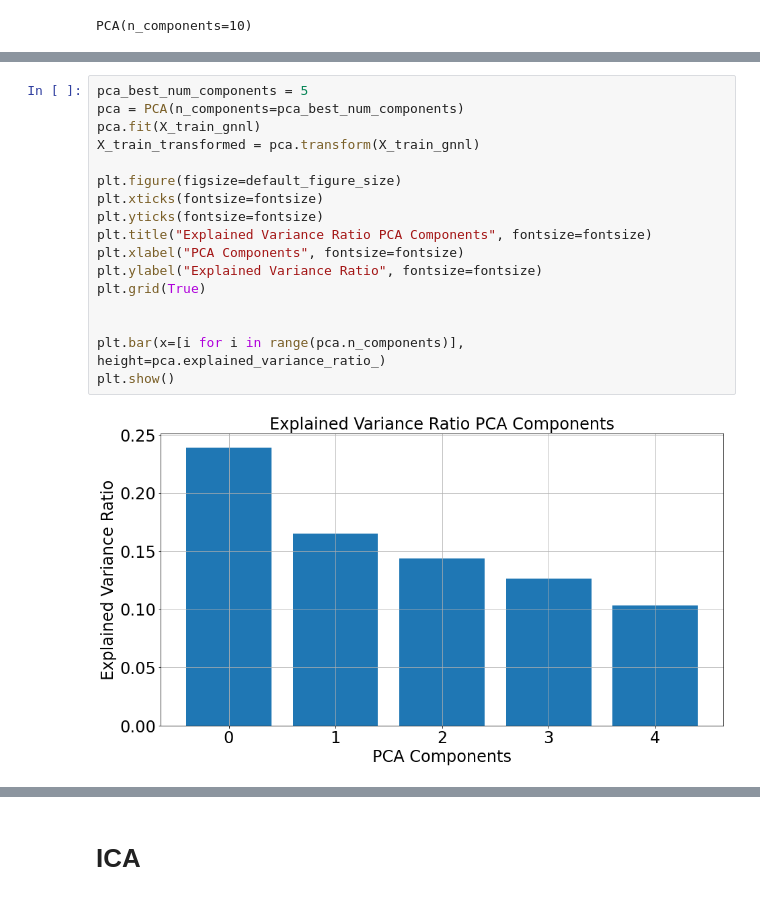
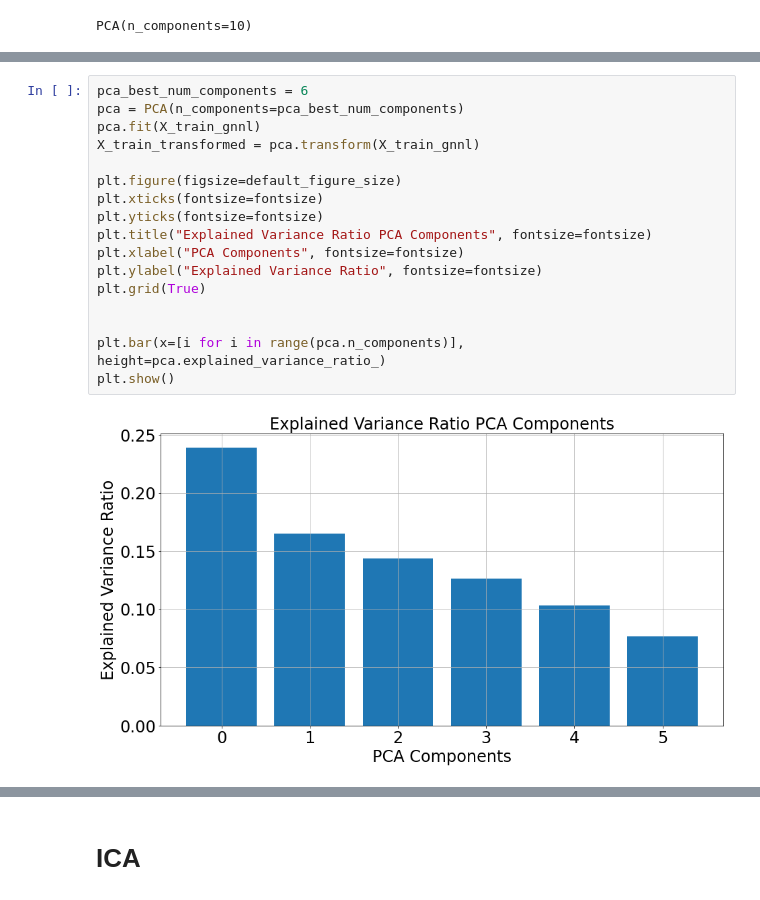
Before and after one commit to Inquisitive-ME/UnSupervisedLearning_Project_Code, a Jupyter notebook: DimensionalityReduction/generated_noisy_non-linear_Dimensionality_Reduction.ipynb, the cells around one changed output, grey strips where cells are left out. Saved outputs shown, nothing was run; the diff lists cells and outputs as text.

```diff
--- a/DimensionalityReduction/generated_noisy_non-linear_Dimensionality_Reduction.ipynb
+++ b/DimensionalityReduction/generated_noisy_non-linear_Dimensionality_Reduction.ipynb
@@ -46,22 +47,22 @@ common.plot_pca_component_selection(X_train_gnnl, num_features, DATASET, x_tick_
 # %%
-pca_best_num_components = 5
+pca_best_num_components = 6
 pca = PCA(n_components=pca_best_num_components)
 pca.fit(X_train_gnnl)
 X_train_transformed = pca.transform(X_train_gnnl)
 
 plt.figure(figsize=default_figure_size)
 plt.xticks(fontsize=fontsize)
 plt.yticks(fontsize=fontsize)
 plt.title("Explained Variance Ratio PCA Components", fontsize=fontsize)
 plt.xlabel("PCA Components", fontsize=fontsize)
 plt.ylabel("Explained Variance Ratio", fontsize=fontsize)
 plt.grid(True)
 
 
 plt.bar(x=[i for i in range(pca.n_components)], height=pca.explained_variance_ratio_)
 plt.show()
 # %% [output]
-[figure, old version]
+[figure, new version]
 # %%
 X_train_transformed = pca.transform(X_train_gnnl)
 X_Vis = pd.DataFrame(X_train_transformed)
```
Also changed, not shown: parts of 15 cells of this notebook, 4 other files.
